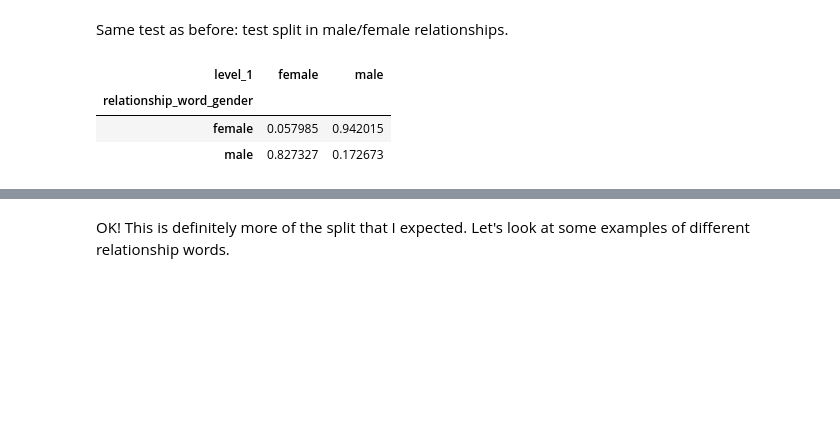
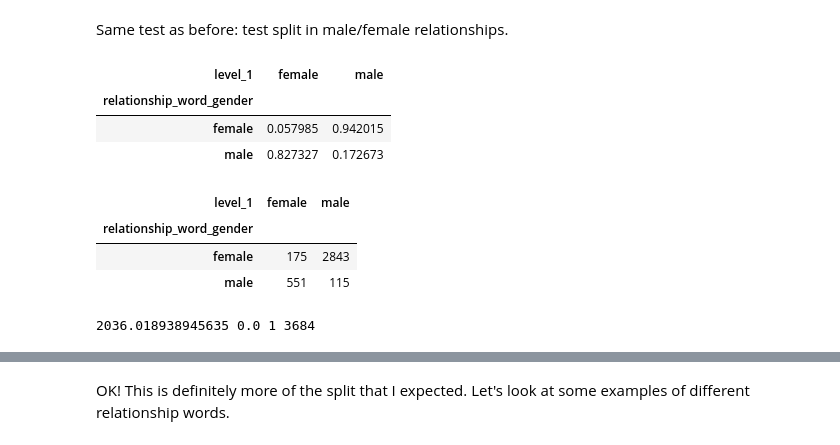
Before and after one commit to ianbstewart/multilingual-same-gender-bias, a Jupyter notebook: classify_same_gender_sentences.ipynb, the cells around one changed output, grey strips where cells are left out. Drawn from its saved outputs; the diff is of its cells as text; code cells hidden in the pictures; blank space fills up the shorter version.

Commit message:
added sig diff test

```diff
--- a/classify_same_gender_sentences.ipynb
+++ b/classify_same_gender_sentences.ipynb
@@ -137,6 +137,7 @@ nlp_pipeline = spacy.load('it_core_news_lg') # use bigger parser when possible!!
 def find_phrase_head(sent, phrase):
     ## TODO: restrict to extremely simple sentences like
     # "il generale e sua moglie mangiano"
+    ## i.e. head noun should be (1) close to target and (2) be either subject or object of sentence
     phrase_tokens = phrase.split(' ')
 #     sent_phrase_tokens = []
     phrase_head = None
@@ -155,13 +156,15 @@ def find_phrase_head(sent, phrase):
                     break
     return phrase_head
 import re
-possessor_word_matcher = re.compile('|'.join(['de', 'di', 'del', 'da', 'della']))
+possessor_word_matcher_lookup = {
+    'it' : re.compile('|'.join(['de', 'di', 'del', 'da', 'della']))
+}
 def is_token_connected_to_possessor(token, possessor_word_matcher):
     token_children = list(token.children)
 #     print(f'children = {token_children}')
     possessor_children = list(filter(lambda x: possessor_word_matcher.match(x.text.lower()) is not None, token_children))
     return len(possessor_children)
-def find_phrase_possessor(sent, phrase_word):
+def find_phrase_possessor(sent, phrase_word, lang):
     ## TODO: make it even more strict => "the X of Y" where "Y" is parent of "of"
     # get possessor of phrase via "nmod"
 #     print(f'sent = {[x for x in sent]}; phrase_word = {phrase_word}')
@@ -170,6 +173,7 @@ def find_phrase_possessor(sent, phrase_word):
     if(len(phrase_token_matches) > 0):
         phrase_token = phrase_token_matches[0]
         # look for source noun with NMOD dep and possessor child
+        possessor_word_matcher = possessor_word_matcher_lookup[lang]
         phrase_children = list(filter(lambda x: x.dep_=='nmod' and is_token_connected_to_possessor(x, possessor_word_matcher), phrase_token.children))
         if(len(phrase_children) > 0):
             possessor = phrase_children[0]
@@ -185,9 +189,10 @@ def find_phrase_possessor(sent, phrase_word):
 ## possessor test
 phrase_word = 'moglie'
 sent = 'era la moglie de la abogada'
+lang = 'it'
 # sent = 'terza moglie Isabelita Perón'
 sent = nlp_pipeline(sent)
-print(find_phrase_possessor(sent, phrase_word))
+print(find_phrase_possessor(sent, phrase_word, lang))
 # %% [output]
 abogada
 # %%
@@ -408,9 +413,20 @@ display(relationship_with_person_source_sent_data.loc[:, ['sent', 'relationship_
 # %% [markdown]
 Same test as before: test split in male/female relationships.
 # %%
+relationship_word_gender_counts = relationship_with_person_source_sent_data.groupby('relationship_word_gender').apply(lambda x: x.loc[:, 'relationship_word_source_gender'].value_counts()).reset_index().pivot(index='relationship_word_gender', columns=['level_1'], values='relationship_word_source_gender').sort_index()
 display(relationship_with_person_source_sent_data.groupby('relationship_word_gender').apply(lambda x: x.loc[:, 'relationship_word_source_gender'].value_counts() / x.loc[:, 'relationship_word_source_gender'].value_counts().sum()).reset_index().pivot(index='relationship_word_gender', columns=['level_1'], values='relationship_word_source_gender').sort_index())
+## test significance
+from scipy.stats import chi2_contingency
+test_stat, p_val, dof, expected = chi2_contingency(relationship_word_gender_counts)
+display(relationship_word_gender_counts)
+print(test_stat, p_val, dof, relationship_word_gender_counts.sum().sum())
 # %% [output]
 | level_1 | female | male |
 | relationship_word_gender |  |  |
 | female | 0.057985 | 0.942015 |
 | male | 0.827327 | 0.172673 |
+| level_1 | female | male |
+| relationship_word_gender |  |  |
+| female | 175 | 2843 |
+| male | 551 | 115 |
+2036.018938945635 0.0 1 3684
```
Also changed, not shown: parts of 3 cells of this notebook.
